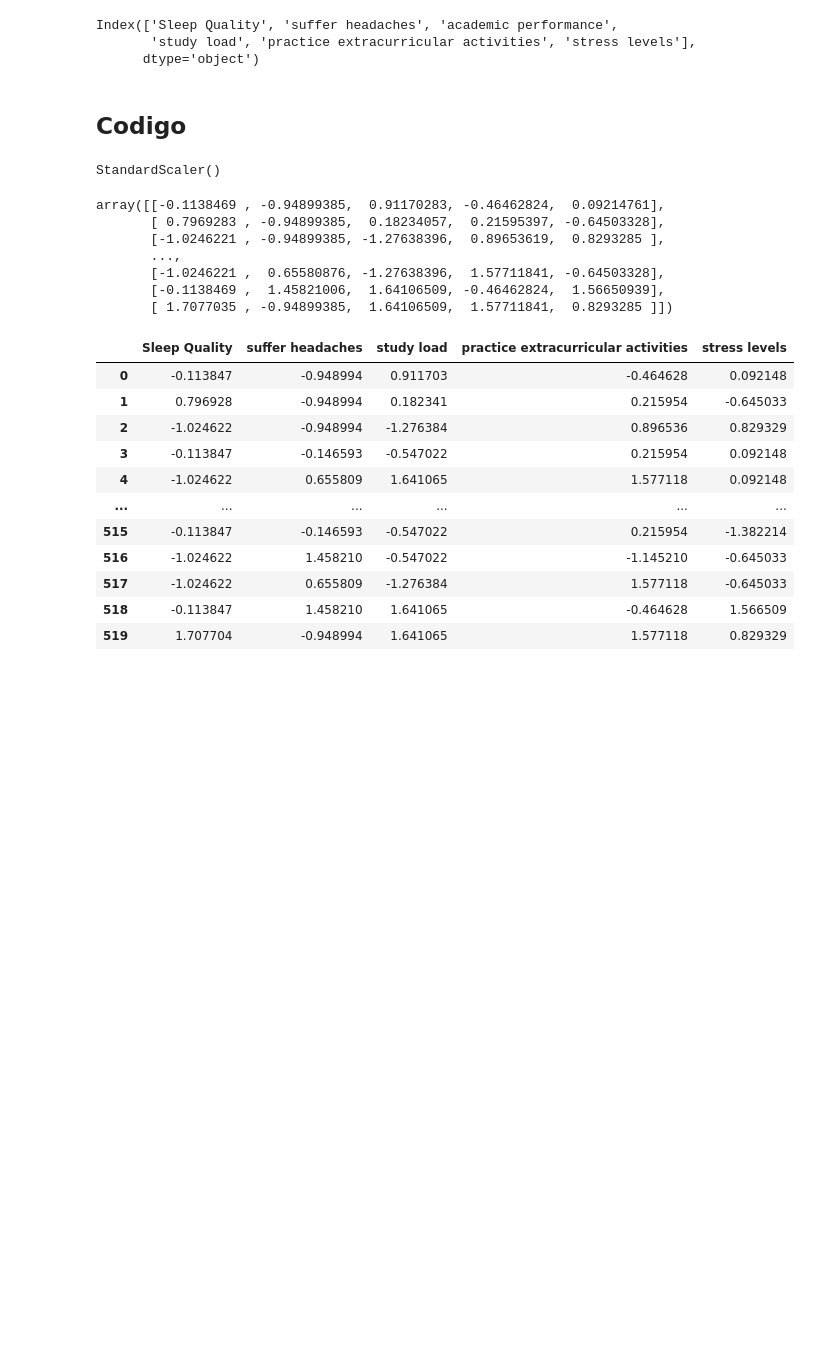
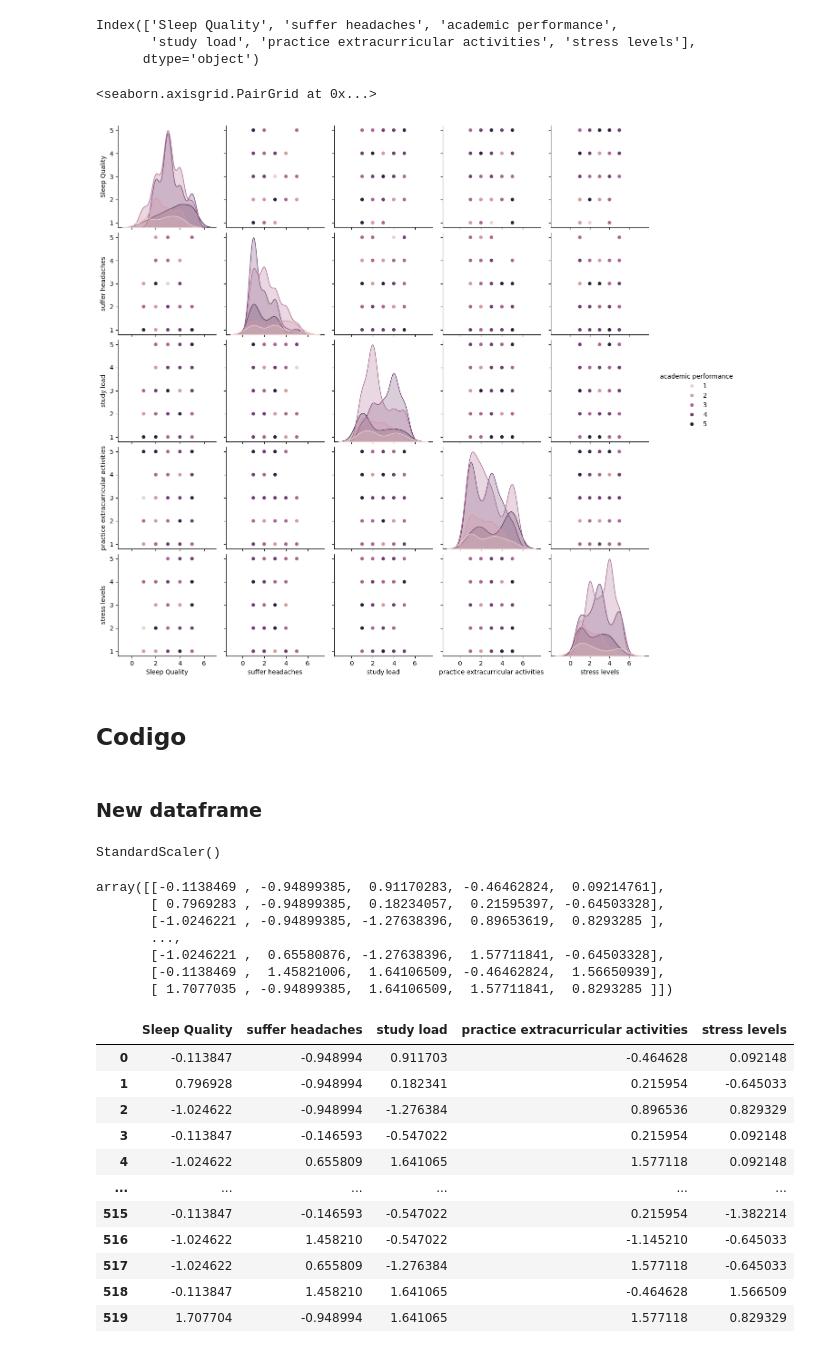
Before and after one commit to ICEI-PUC-Minas-PPL-CDIA/ppl-cd-pcd-sist-int-2024-1-sleepresearch-2024-1, a Jupyter notebook: src/modelo1.ipynb, the cells around one changed output. Drawn from its saved outputs; the diff is of its cells as text; code cells hidden in the pictures; blank space fills up the shorter version.

```diff
--- a/src/modelo1.ipynb
+++ b/src/modelo1.ipynb
@@ -50,8 +51,15 @@ data.columns
 Index(['Sleep Quality', 'suffer headaches', 'academic performance',
        'study load', 'practice extracurricular activities', 'stress levels'],
       dtype='object')
+# %%
+sns.pairplot(data, hue='academic performance')
+# %% [output]
+<seaborn.axisgrid.PairGrid at 0x...>
+[figure, added]
 # %% [markdown]
 ## Codigo
+# %% [markdown]
+### New dataframe
 # %%
 scaler = StandardScaler()
 # %%
```
Also changed, not shown: parts of 12 cells of this notebook.
